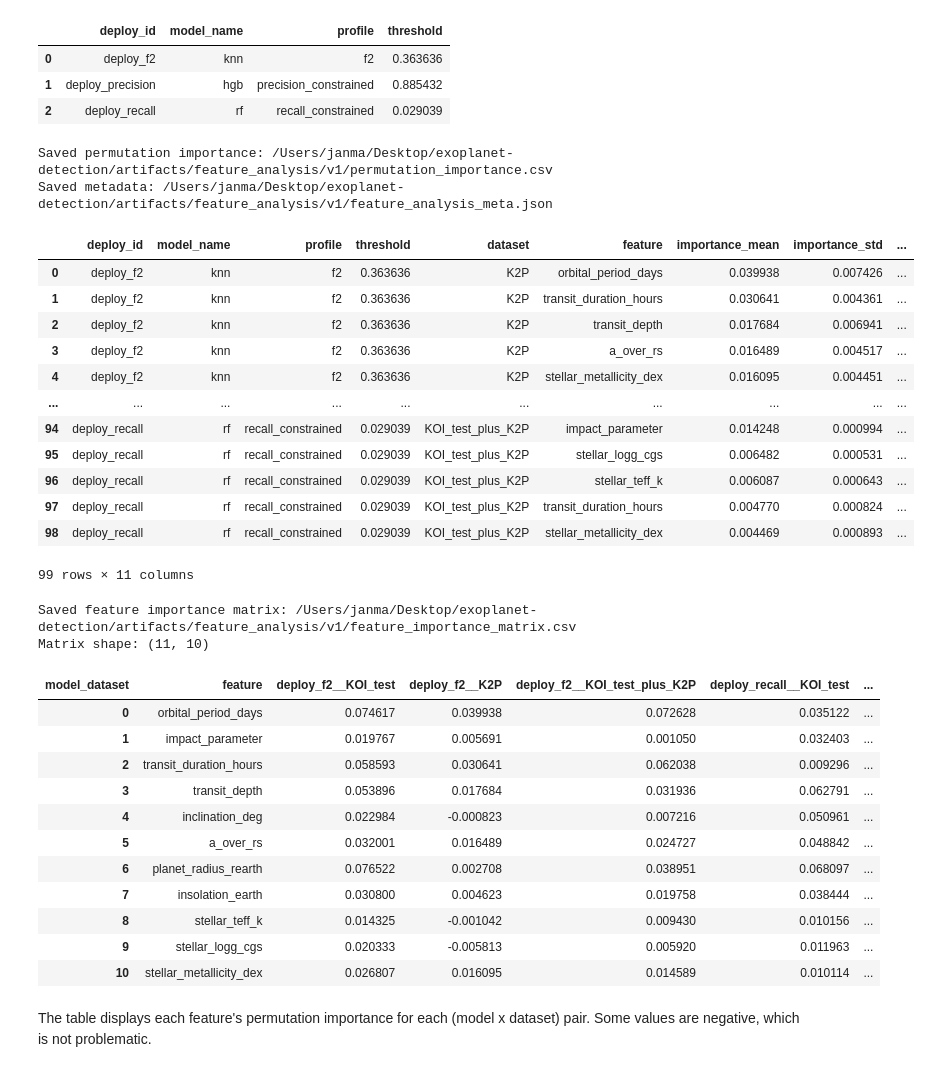
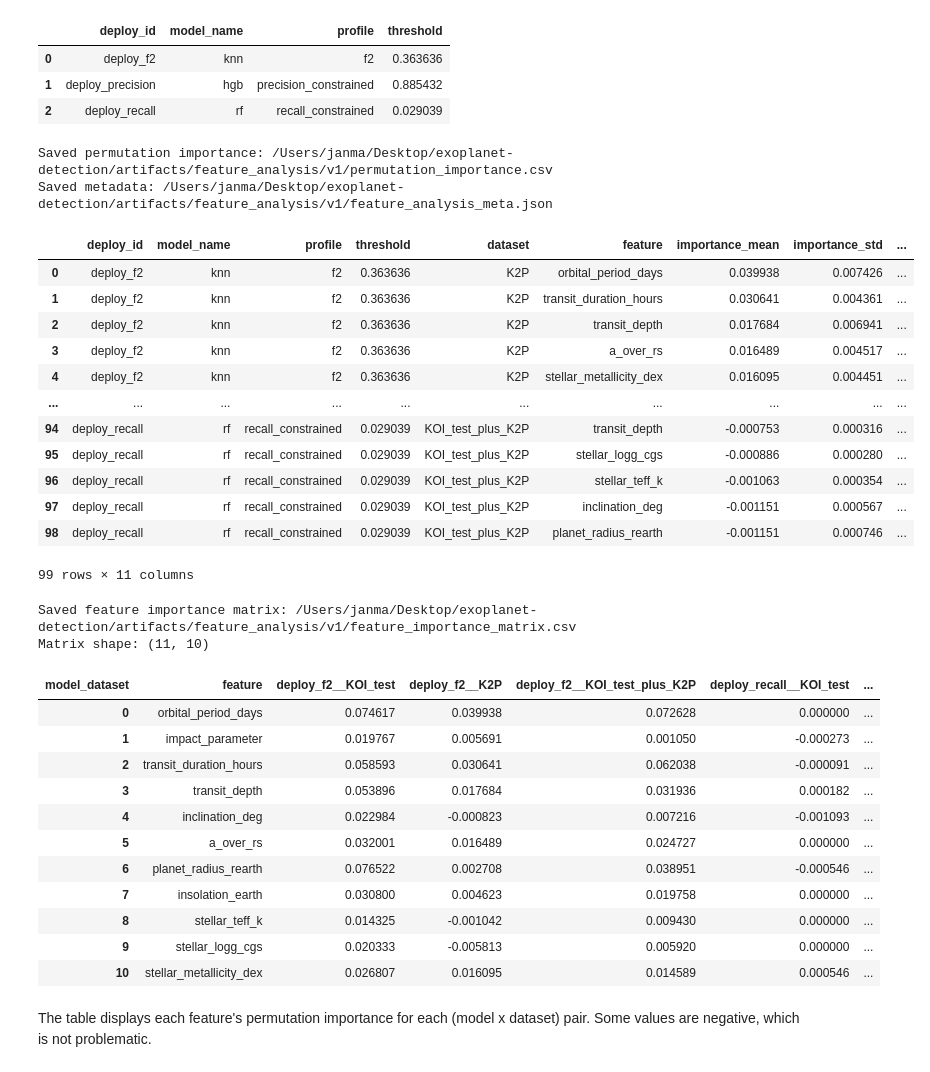
Before and after one commit to JanMatusiak/exoplanet-detection, a Jupyter notebook: notebooks/05_feature_analysis.ipynb, the cells around one changed output. Saved outputs shown, nothing was run; the diff lists cells and outputs as text; code cells hidden in the pictures.

```diff
--- a/notebooks/05_feature_analysis.ipynb
+++ b/notebooks/05_feature_analysis.ipynb
@@ -66,45 +66,43 @@ FORCE_RECOMPUTE_FEATURE_ANALYSIS = False
 N_REPEATS = 20
 PERMUTATION_RANDOM_STATE = 42
 PERMUTATION_N_JOBS = 1
-PERMUTATION_SCORING_NAME = "f2"
-PERMUTATION_SCORER = make_scorer(fbeta_score, beta=2, zero_division=0)
+USE_PROFILE_SCORING = True
 
 permutation_importance_df, feature_analysis_meta, loaded_from_cache = compute_or_load_permutation_importance(
     deployed_models,
     evaluation_sets,
     run_tag=RUN_TAG,
     permutation_importance_path=PERMUTATION_IMPORTANCE_PATH,
     feature_analysis_meta_path=FEATURE_ANALYSIS_META_PATH,
-    scorer=PERMUTATION_SCORER,
-    scoring_name=PERMUTATION_SCORING_NAME,
+    use_profile_scoring=USE_PROFILE_SCORING,
     n_repeats=N_REPEATS,
     random_state=PERMUTATION_RANDOM_STATE,
     n_jobs=PERMUTATION_N_JOBS,
     force_recompute=FORCE_RECOMPUTE_FEATURE_ANALYSIS,
 )
 
 if loaded_from_cache:
     print(f"Loaded cached permutation importance: {PERMUTATION_IMPORTANCE_PATH}")
 else:
     print(f"Saved permutation importance: {PERMUTATION_IMPORTANCE_PATH}")
     print(f"Saved metadata: {FEATURE_ANALYSIS_META_PATH}")
 
 permutation_importance_df
 # %% [output]
 Saved permutation importance: /Users/janma/Desktop/exoplanet-detection/artifacts/feature_analysis/v1/permutation_importance.csv
 Saved metadata: /Users/janma/Desktop/exoplanet-detection/artifacts/feature_analysis/v1/feature_analysis_meta.json
 |  | deploy_id | model_name | profile | threshold | dataset | feature | importance_mean | importance_std | ... |
 | 0 | deploy_f2 | knn | f2 | 0.363636 | K2P | orbital_period_days | 0.039938 | 0.007426 | ... |
 | 1 | deploy_f2 | knn | f2 | 0.363636 | K2P | transit_duration_hours | 0.030641 | 0.004361 | ... |
 | 2 | deploy_f2 | knn | f2 | 0.363636 | K2P | transit_depth | 0.017684 | 0.006941 | ... |
 | 3 | deploy_f2 | knn | f2 | 0.363636 | K2P | a_over_rs | 0.016489 | 0.004517 | ... |
 | 4 | deploy_f2 | knn | f2 | 0.363636 | K2P | stellar_metallicity_dex | 0.016095 | 0.004451 | ... |
 | ... | ... | ... | ... | ... | ... | ... | ... | ... | ... |
-| 94 | deploy_recall | rf | recall_constrained | 0.029039 | KOI_test_plus_K2P | impact_parameter | 0.014248 | 0.000994 | ... |
-| 95 | deploy_recall | rf | recall_constrained | 0.029039 | KOI_test_plus_K2P | stellar_logg_cgs | 0.006482 | 0.000531 | ... |
-| 96 | deploy_recall | rf | recall_constrained | 0.029039 | KOI_test_plus_K2P | stellar_teff_k | 0.006087 | 0.000643 | ... |
-| 97 | deploy_recall | rf | recall_constrained | 0.029039 | KOI_test_plus_K2P | transit_duration_hours | 0.004770 | 0.000824 | ... |
-| 98 | deploy_recall | rf | recall_constrained | 0.029039 | KOI_test_plus_K2P | stellar_metallicity_dex | 0.004469 | 0.000893 | ... |
+| 94 | deploy_recall | rf | recall_constrained | 0.029039 | KOI_test_plus_K2P | transit_depth | -0.000753 | 0.000316 | ... |
+| 95 | deploy_recall | rf | recall_constrained | 0.029039 | KOI_test_plus_K2P | stellar_logg_cgs | -0.000886 | 0.000280 | ... |
+| 96 | deploy_recall | rf | recall_constrained | 0.029039 | KOI_test_plus_K2P | stellar_teff_k | -0.001063 | 0.000354 | ... |
+| 97 | deploy_recall | rf | recall_constrained | 0.029039 | KOI_test_plus_K2P | inclination_deg | -0.001151 | 0.000567 | ... |
+| 98 | deploy_recall | rf | recall_constrained | 0.029039 | KOI_test_plus_K2P | planet_radius_rearth | -0.001151 | 0.000746 | ... |
 99 rows × 11 columns
 # %%
 feature_importance_matrix_df = build_feature_importance_matrix(
@@ -122,17 +120,17 @@ feature_importance_matrix_df
 Saved feature importance matrix: /Users/janma/Desktop/exoplanet-detection/artifacts/feature_analysis/v1/feature_importance_matrix.csv
 Matrix shape: (11, 10)
 | model_dataset | feature | deploy_f2__KOI_test | deploy_f2__K2P | deploy_f2__KOI_test_plus_K2P | deploy_recall__KOI_test | ... |
-| 0 | orbital_period_days | 0.074617 | 0.039938 | 0.072628 | 0.035122 | ... |
-| 1 | impact_parameter | 0.019767 | 0.005691 | 0.001050 | 0.032403 | ... |
-| 2 | transit_duration_hours | 0.058593 | 0.030641 | 0.062038 | 0.009296 | ... |
-| 3 | transit_depth | 0.053896 | 0.017684 | 0.031936 | 0.062791 | ... |
-| 4 | inclination_deg | 0.022984 | -0.000823 | 0.007216 | 0.050961 | ... |
-| 5 | a_over_rs | 0.032001 | 0.016489 | 0.024727 | 0.048842 | ... |
-| 6 | planet_radius_rearth | 0.076522 | 0.002708 | 0.038951 | 0.068097 | ... |
-| 7 | insolation_earth | 0.030800 | 0.004623 | 0.019758 | 0.038444 | ... |
-| 8 | stellar_teff_k | 0.014325 | -0.001042 | 0.009430 | 0.010156 | ... |
-| 9 | stellar_logg_cgs | 0.020333 | -0.005813 | 0.005920 | 0.011963 | ... |
-| 10 | stellar_metallicity_dex | 0.026807 | 0.016095 | 0.014589 | 0.010114 | ... |
+| 0 | orbital_period_days | 0.074617 | 0.039938 | 0.072628 | 0.000000 | ... |
+| 1 | impact_parameter | 0.019767 | 0.005691 | 0.001050 | -0.000273 | ... |
+| 2 | transit_duration_hours | 0.058593 | 0.030641 | 0.062038 | -0.000091 | ... |
+| 3 | transit_depth | 0.053896 | 0.017684 | 0.031936 | 0.000182 | ... |
+| 4 | inclination_deg | 0.022984 | -0.000823 | 0.007216 | -0.001093 | ... |
+| 5 | a_over_rs | 0.032001 | 0.016489 | 0.024727 | 0.000000 | ... |
+| 6 | planet_radius_rearth | 0.076522 | 0.002708 | 0.038951 | -0.000546 | ... |
+| 7 | insolation_earth | 0.030800 | 0.004623 | 0.019758 | 0.000000 | ... |
+| 8 | stellar_teff_k | 0.014325 | -0.001042 | 0.009430 | 0.000000 | ... |
+| 9 | stellar_logg_cgs | 0.020333 | -0.005813 | 0.005920 | 0.000000 | ... |
+| 10 | stellar_metallicity_dex | 0.026807 | 0.016095 | 0.014589 | 0.000546 | ... |
 # %% [markdown]
 The table displays each feature's permutation importance for each (model x dataset) pair. Some values are negative, which is not problematic.
 # %%
```
Also changed, not shown: parts of 1 cell of this notebook, 6 other files.
